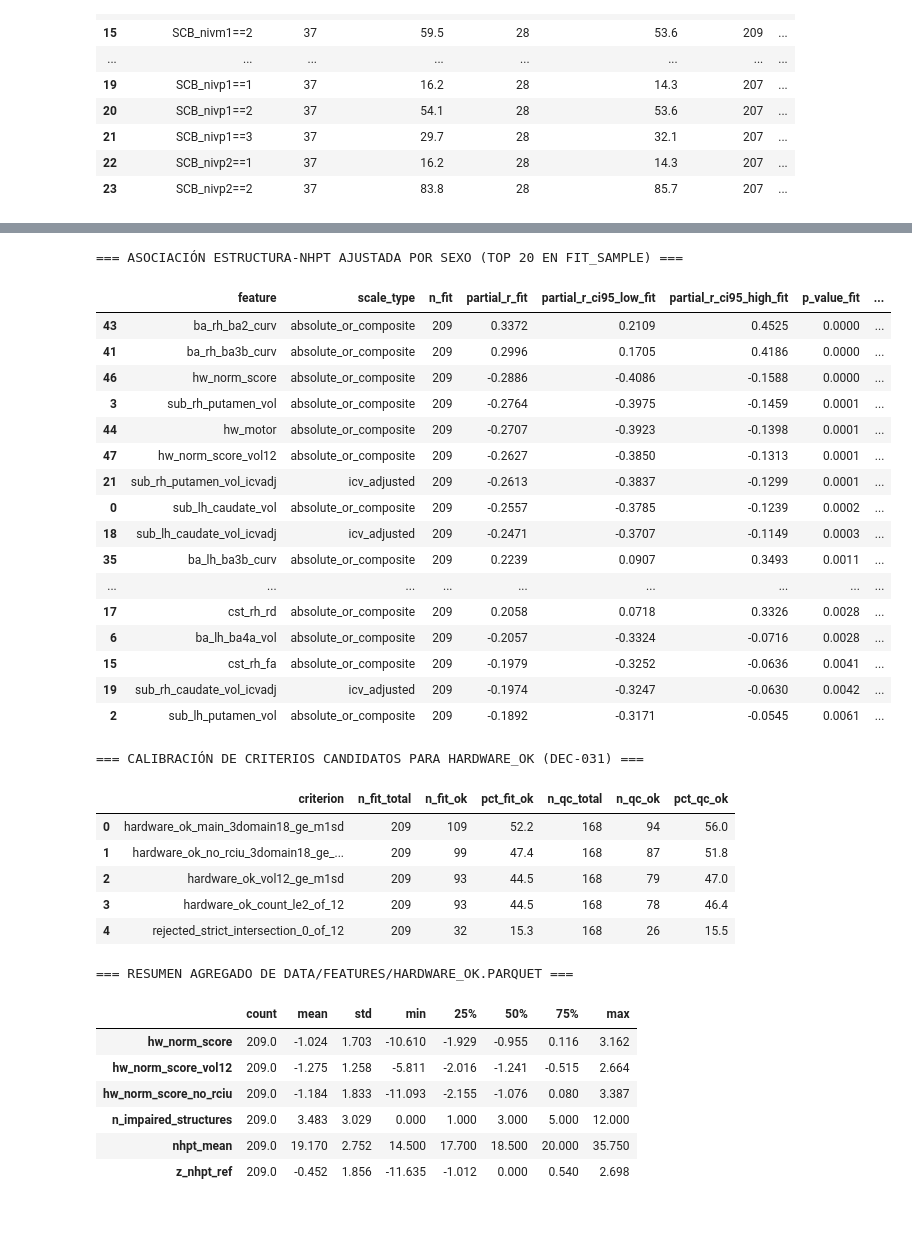
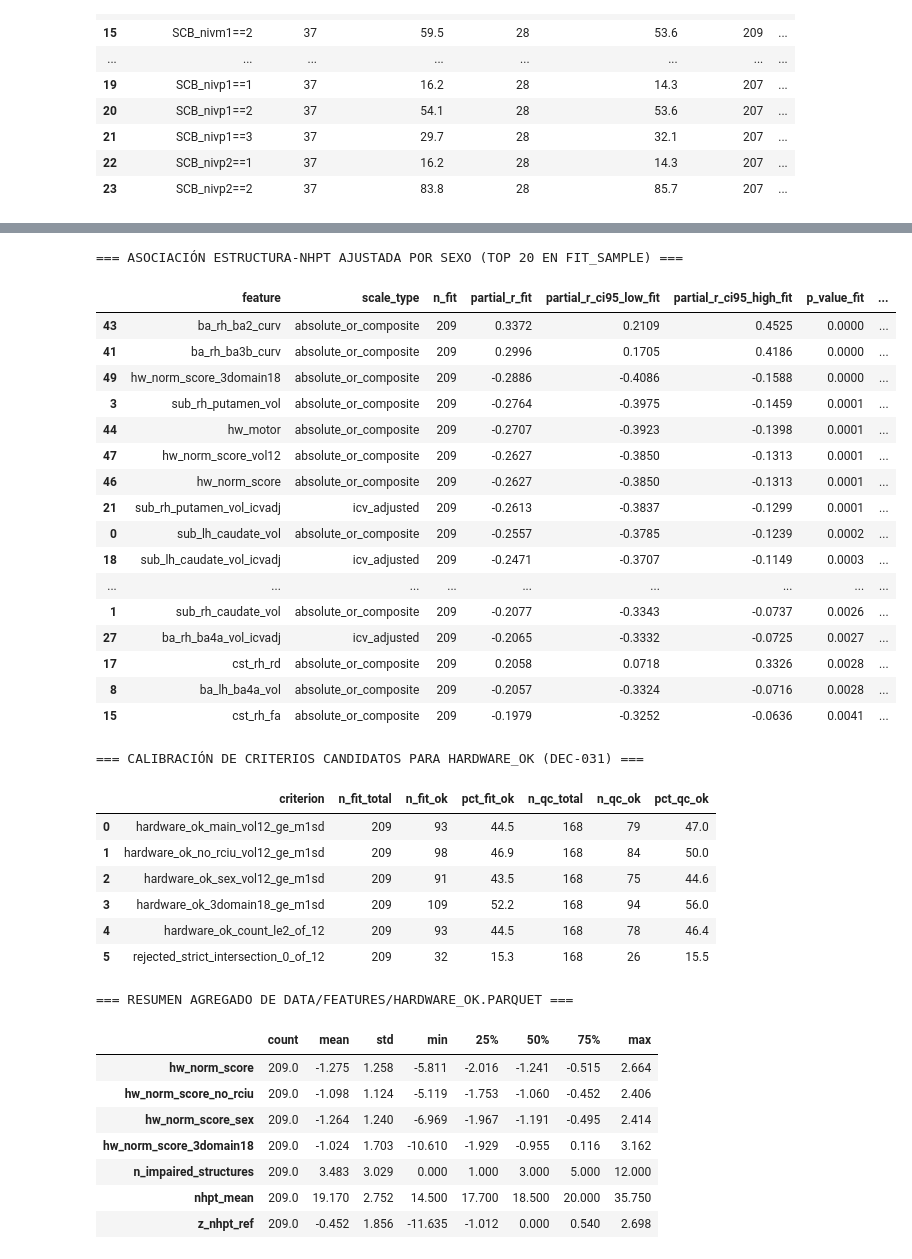
Before and after one commit to MAIA-FinalProject/ProyectoFinal-FundacionCanguro, a Jupyter notebook: notebooks/03_grupos_estructuras_hardware_ok.ipynb, the cells around one changed output, grey strips where cells are left out. Drawn from its saved outputs; the diff is of its cells as text; code cells hidden in the pictures; blank space fills up the shorter version.

```diff
--- a/notebooks/03_grupos_estructuras_hardware_ok.ipynb
+++ b/notebooks/03_grupos_estructuras_hardware_ok.ipynb
@@ -245,74 +262,71 @@ assoc_sorted = assoc_df.reindex(
     assoc_df["partial_r_fit"].abs().sort_values(ascending=False).index
 )
 assoc_cols = [
     "feature",
     "scale_type",
     "n_fit",
     "partial_r_fit",
     "partial_r_ci95_low_fit",
     "partial_r_ci95_high_fit",
     "p_value_fit",
     "q_fdr_fit",
     "ols_beta_s_per_sd_fit",
     "huber_beta_s_per_sd_fit",
     "partial_r_qc",
     "p_value_qc",
 ]
 print("=== ASOCIACIÓN ESTRUCTURA-NHPT AJUSTADA POR SEXO (TOP 20 EN FIT_SAMPLE) ===")
 display(assoc_sorted[assoc_cols].head(20).round(4))
 
 cal_df = pd.DataFrame(reports["calibracion_hardware_ok"]["calibration_candidates"])
 print("\n=== CALIBRACIÓN DE CRITERIOS CANDIDATOS PARA HARDWARE_OK (DEC-031) ===")
 display(cal_df.round(1))
 
-# Resumen agregado del dataframe de salida (sin mostrar filas individuales)
 print("\n=== RESUMEN AGREGADO DE DATA/FEATURES/HARDWARE_OK.PARQUET ===")
-summary_stats = (
-    hw_ok_df[
-        [
-            "hw_norm_score",
-            "hw_norm_score_vol12",
-            "hw_norm_score_no_rciu",
-            "n_impaired_structures",
-            "nhpt_mean",
-            "z_nhpt_ref",
-        ]
-    ]
-    .describe()
-    .T
-)
+score_cols = [
+    "hw_norm_score",
+    "hw_norm_score_no_rciu",
+    "hw_norm_score_sex",
+    "hw_norm_score_3domain18",
+    "n_impaired_structures",
+    "nhpt_mean",
+    "z_nhpt_ref",
+]
+summary_stats = hw_ok_df[score_cols].astype(float).describe().T
 display(summary_stats.round(3))
 # %% [output]
 === ASOCIACIÓN ESTRUCTURA-NHPT AJUSTADA POR SEXO (TOP 20 EN FIT_SAMPLE) ===
 |  | feature | scale_type | n_fit | partial_r_fit | partial_r_ci95_low_fit | partial_r_ci95_high_fit | p_value_fit | ... |
 | 43 | ba_rh_ba2_curv | absolute_or_composite | 209 | 0.3372 | 0.2109 | 0.4525 | 0.0000 | ... |
 | 41 | ba_rh_ba3b_curv | absolute_or_composite | 209 | 0.2996 | 0.1705 | 0.4186 | 0.0000 | ... |
-| 46 | hw_norm_score | absolute_or_composite | 209 | -0.2886 | -0.4086 | -0.1588 | 0.0000 | ... |
+| 49 | hw_norm_score_3domain18 | absolute_or_composite | 209 | -0.2886 | -0.4086 | -0.1588 | 0.0000 | ... |
 | 3 | sub_rh_putamen_vol | absolute_or_composite | 209 | -0.2764 | -0.3975 | -0.1459 | 0.0001 | ... |
 | 44 | hw_motor | absolute_or_composite | 209 | -0.2707 | -0.3923 | -0.1398 | 0.0001 | ... |
 | 47 | hw_norm_score_vol12 | absolute_or_composite | 209 | -0.2627 | -0.3850 | -0.1313 | 0.0001 | ... |
+| 46 | hw_norm_score | absolute_or_composite | 209 | -0.2627 | -0.3850 | -0.1313 | 0.0001 | ... |
 | 21 | sub_rh_putamen_vol_icvadj | icv_adjusted | 209 | -0.2613 | -0.3837 | -0.1299 | 0.0001 | ... |
 | 0 | sub_lh_caudate_vol | absolute_or_composite | 209 | -0.2557 | -0.3785 | -0.1239 | 0.0002 | ... |
 | 18 | sub_lh_caudate_vol_icvadj | icv_adjusted | 209 | -0.2471 | -0.3707 | -0.1149 | 0.0003 | ... |
-| 35 | ba_lh_ba3b_curv | absolute_or_composite | 209 | 0.2239 | 0.0907 | 0.3493 | 0.0011 | ... |
 | ... | ... | ... | ... | ... | ... | ... | ... | ... |
+| 1 | sub_rh_caudate_vol | absolute_or_composite | 209 | -0.2077 | -0.3343 | -0.0737 | 0.0026 | ... |
+| 27 | ba_rh_ba4a_vol_icvadj | icv_adjusted | 209 | -0.2065 | -0.3332 | -0.0725 | 0.0027 | ... |
 | 17 | cst_rh_rd | absolute_or_composite | 209 | 0.2058 | 0.0718 | 0.3326 | 0.0028 | ... |
-| 6 | ba_lh_ba4a_vol | absolute_or_composite | 209 | -0.2057 | -0.3324 | -0.0716 | 0.0028 | ... |
+| 8 | ba_lh_ba4a_vol | absolute_or_composite | 209 | -0.2057 | -0.3324 | -0.0716 | 0.0028 | ... |
 | 15 | cst_rh_fa | absolute_or_composite | 209 | -0.1979 | -0.3252 | -0.0636 | 0.0041 | ... |
-| 19 | sub_rh_caudate_vol_icvadj | icv_adjusted | 209 | -0.1974 | -0.3247 | -0.0630 | 0.0042 | ... |
-| 2 | sub_lh_putamen_vol | absolute_or_composite | 209 | -0.1892 | -0.3171 | -0.0545 | 0.0061 | ... |
 === CALIBRACIÓN DE CRITERIOS CANDIDATOS PARA HARDWARE_OK (DEC-031) ===
 |  | criterion | n_fit_total | n_fit_ok | pct_fit_ok | n_qc_total | n_qc_ok | pct_qc_ok |
-| 0 | hardware_ok_main_3domain18_ge_m1sd | 209 | 109 | 52.2 | 168 | 94 | 56.0 |
-| 1 | hardware_ok_no_rciu_3domain18_ge_... | 209 | 99 | 47.4 | 168 | 87 | 51.8 |
-| 2 | hardware_ok_vol12_ge_m1sd | 209 | 93 | 44.5 | 168 | 79 | 47.0 |
-| 3 | hardware_ok_count_le2_of_12 | 209 | 93 | 44.5 | 168 | 78 | 46.4 |
-| 4 | rejected_strict_intersection_0_of_12 | 209 | 32 | 15.3 | 168 | 26 | 15.5 |
+| 0 | hardware_ok_main_vol12_ge_m1sd | 209 | 93 | 44.5 | 168 | 79 | 47.0 |
+| 1 | hardware_ok_no_rciu_vol12_ge_m1sd | 209 | 98 | 46.9 | 168 | 84 | 50.0 |
+| 2 | hardware_ok_sex_vol12_ge_m1sd | 209 | 91 | 43.5 | 168 | 75 | 44.6 |
+| 3 | hardware_ok_3domain18_ge_m1sd | 209 | 109 | 52.2 | 168 | 94 | 56.0 |
+| 4 | hardware_ok_count_le2_of_12 | 209 | 93 | 44.5 | 168 | 78 | 46.4 |
+| 5 | rejected_strict_intersection_0_of_12 | 209 | 32 | 15.3 | 168 | 26 | 15.5 |
 === RESUMEN AGREGADO DE DATA/FEATURES/HARDWARE_OK.PARQUET ===
 |  | count | mean | std | min | 25% | 50% | 75% | max |
-| hw_norm_score | 209.0 | -1.024 | 1.703 | -10.610 | -1.929 | -0.955 | 0.116 | 3.162 |
-| hw_norm_score_vol12 | 209.0 | -1.275 | 1.258 | -5.811 | -2.016 | -1.241 | -0.515 | 2.664 |
-| hw_norm_score_no_rciu | 209.0 | -1.184 | 1.833 | -11.093 | -2.155 | -1.076 | 0.080 | 3.387 |
+| hw_norm_score | 209.0 | -1.275 | 1.258 | -5.811 | -2.016 | -1.241 | -0.515 | 2.664 |
+| hw_norm_score_no_rciu | 209.0 | -1.098 | 1.124 | -5.119 | -1.753 | -1.060 | -0.452 | 2.406 |
+| hw_norm_score_sex | 209.0 | -1.264 | 1.240 | -6.969 | -1.967 | -1.191 | -0.495 | 2.414 |
+| hw_norm_score_3domain18 | 209.0 | -1.024 | 1.703 | -10.610 | -1.929 | -0.955 | 0.116 | 3.162 |
 | n_impaired_structures | 209.0 | 3.483 | 3.029 | 0.000 | 1.000 | 3.000 | 5.000 | 12.000 |
 | nhpt_mean | 209.0 | 19.170 | 2.752 | 14.500 | 17.700 | 18.500 | 20.000 | 35.750 |
 | z_nhpt_ref | 209.0 | -0.452 | 1.856 | -11.635 | -1.012 | 0.000 | 0.540 | 2.698 |
```
Also changed, not shown: parts of 6 cells of this notebook, 8 other files.
